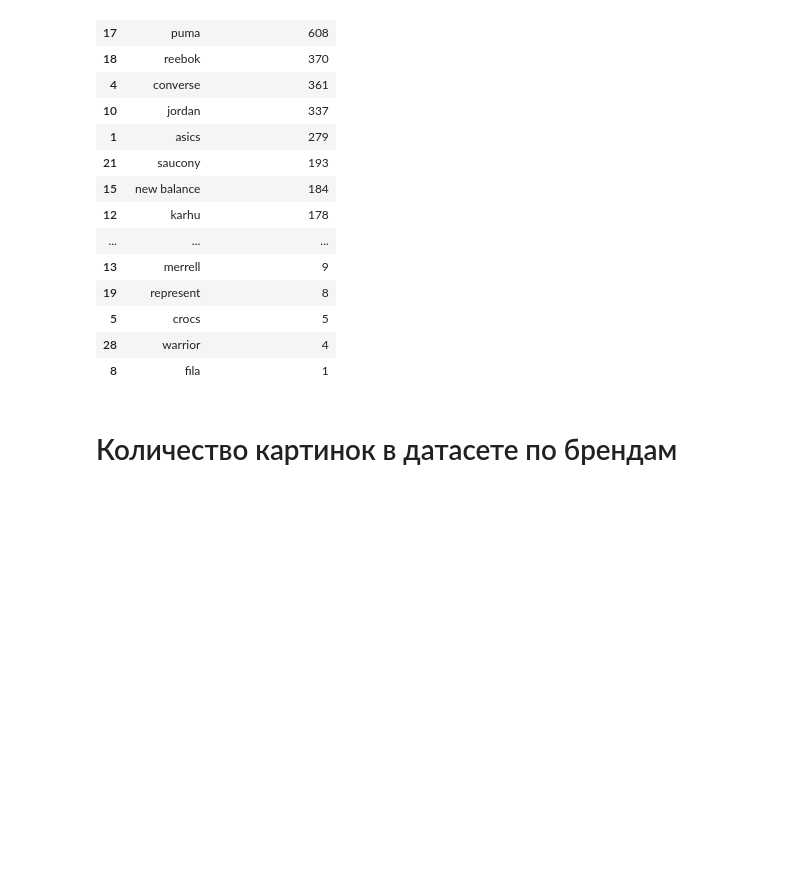
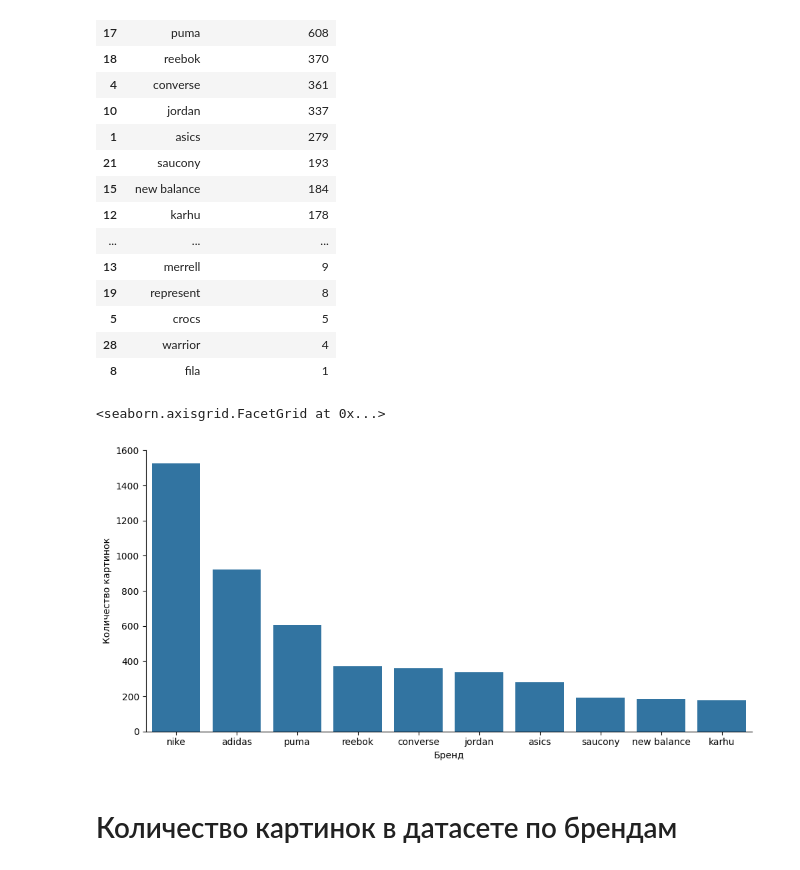
Before and after one commit to miem-refugees/sneakers-ml, a Jupyter notebook: notebooks/eda/basic-eda.ipynb, the cells around one changed output. Cells and saved outputs as stored; diff of their text form; code cells hidden in the pictures; blank space fills up the shorter version.

```diff
--- a/notebooks/eda/basic-eda.ipynb
+++ b/notebooks/eda/basic-eda.ipynb
@@ -176,6 +213,15 @@ by_brands.sort_values(by="unique_images_count", ascending=False)[["brand_merge",
 | 5 | crocs | 5 |
 | 28 | warrior | 4 |
 | 8 | fila | 1 |
+# %%
+temp = by_brands.sort_values(by="unique_images_count", ascending=False)[["brand_merge", "unique_images_count"]][
+    :10
+].copy()
+temp.columns = ["Бренд", "Количество картинок"]
+sns.catplot(temp, x="Бренд", y="Количество картинок", kind="bar", aspect=2, legend=True)
+# %% [output]
+<seaborn.axisgrid.FacetGrid at 0x...>
+[figure, added]
 # %% [markdown]
 # Количество картинок в датасете по брендам
 # %%
```
Also changed, not shown: parts of 7 cells of this notebook, 4 other files.
